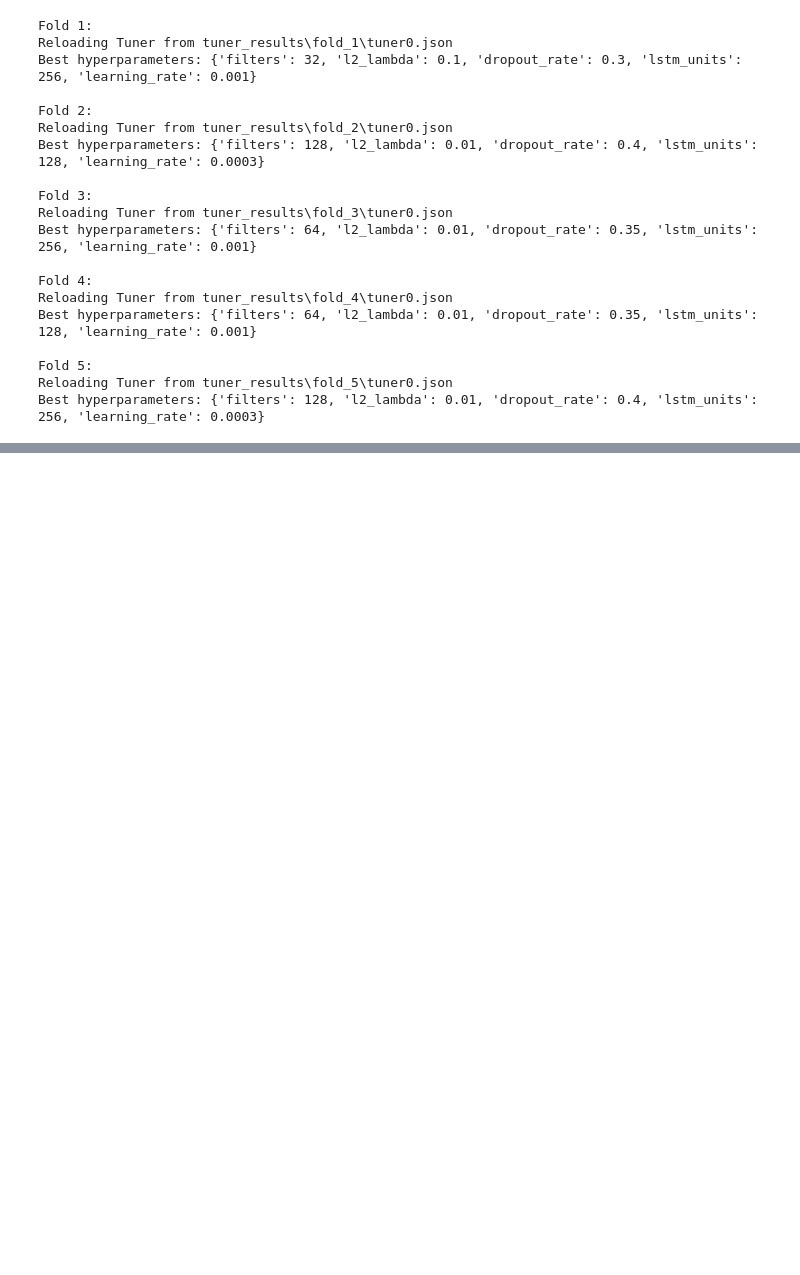
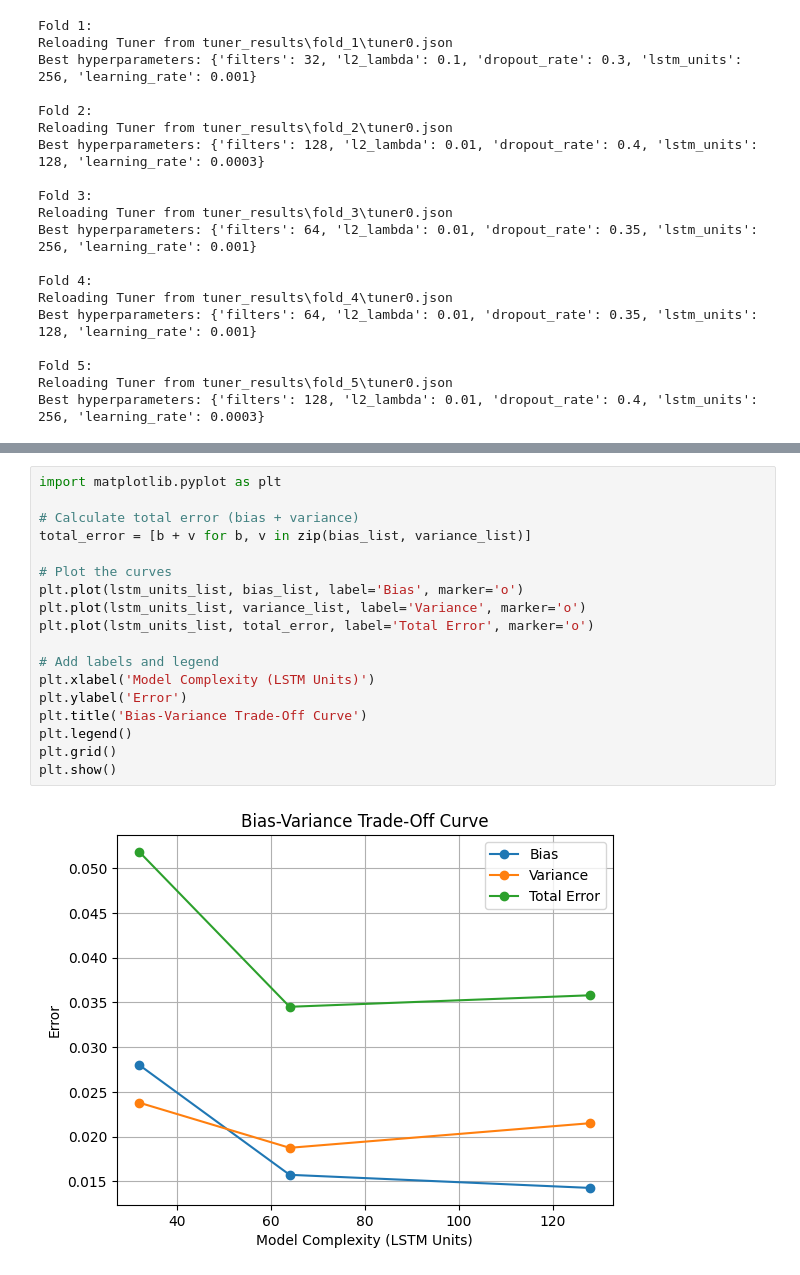
Before and after one commit to UddavRajbhandari/Minor_project, a Jupyter notebook: Workout_Video_Classifier/src/Training/train_model.ipynb, the cells around one changed output, grey strips where cells are left out. Cells and saved outputs as stored; diff of their text form; blank space fills up the shorter version.

```diff
--- a/Workout_Video_Classifier/src/Training/train_model.ipynb
+++ b/Workout_Video_Classifier/src/Training/train_model.ipynb
@@ -420,0 +523,20 @@ Best hyperparameters: {'filters': 128, 'l2_lambda': 0.01, 'dropout_rate': 0.4, '
+# %%
+import matplotlib.pyplot as plt
+
+# Calculate total error (bias + variance)
+total_error = [b + v for b, v in zip(bias_list, variance_list)]
+
+# Plot the curves
+plt.plot(lstm_units_list, bias_list, label='Bias', marker='o')
+plt.plot(lstm_units_list, variance_list, label='Variance', marker='o')
+plt.plot(lstm_units_list, total_error, label='Total Error', marker='o')
+
+# Add labels and legend
+plt.xlabel('Model Complexity (LSTM Units)')
+plt.ylabel('Error')
+plt.title('Bias-Variance Trade-Off Curve')
+plt.legend()
+plt.grid()
+plt.show()
+# %% [output]
+[figure, added]
```
Also changed, not shown: parts of 3 cells of this notebook, 2 other files.
